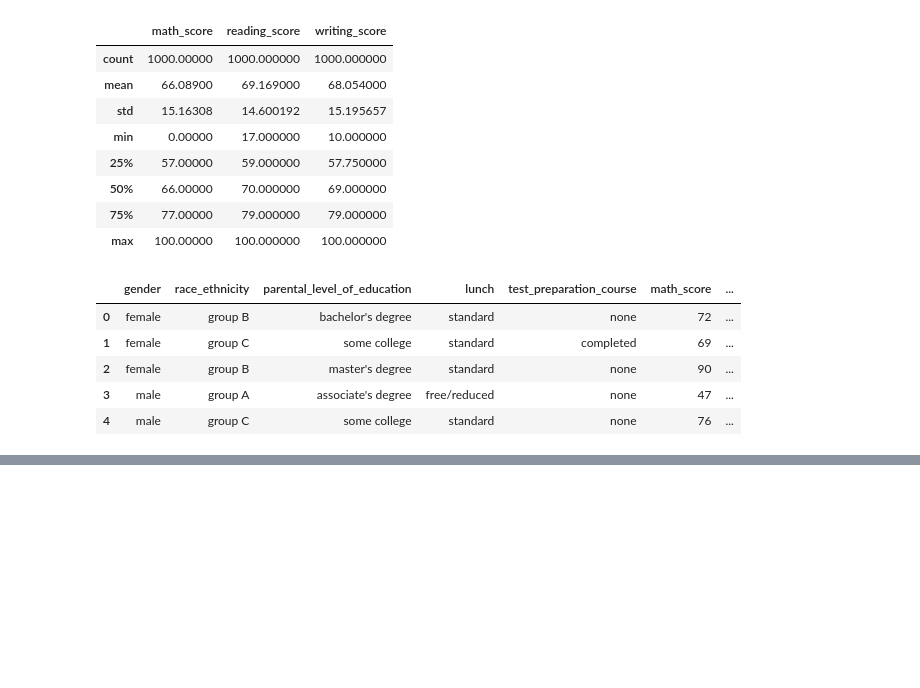
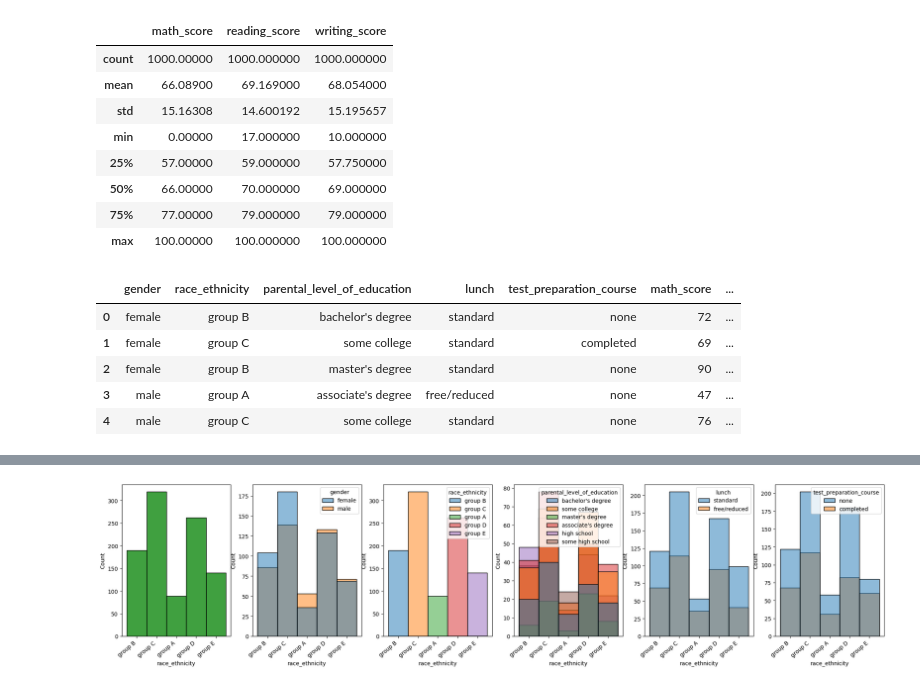
Before and after one commit to badutka/ml-app, a Jupyter notebook: research/validation.ipynb, the cells around one changed output, grey strips where cells are left out. Cells and saved outputs as stored; diff of their text form; code cells hidden in the pictures; blank space fills up the shorter version.

```diff
--- a/research/validation.ipynb
+++ b/research/validation.ipynb
@@ -131,2 +116,4 @@ def create_pie_plot(column_data, others=5):
 # %%
-create_pie_plot(df['race_ethnicity'])
+histograms_across_feats(df, column='race_ethnicity')
+# %% [output]
+[figure, added]
```
Also changed, not shown: parts of 17 cells of this notebook.
